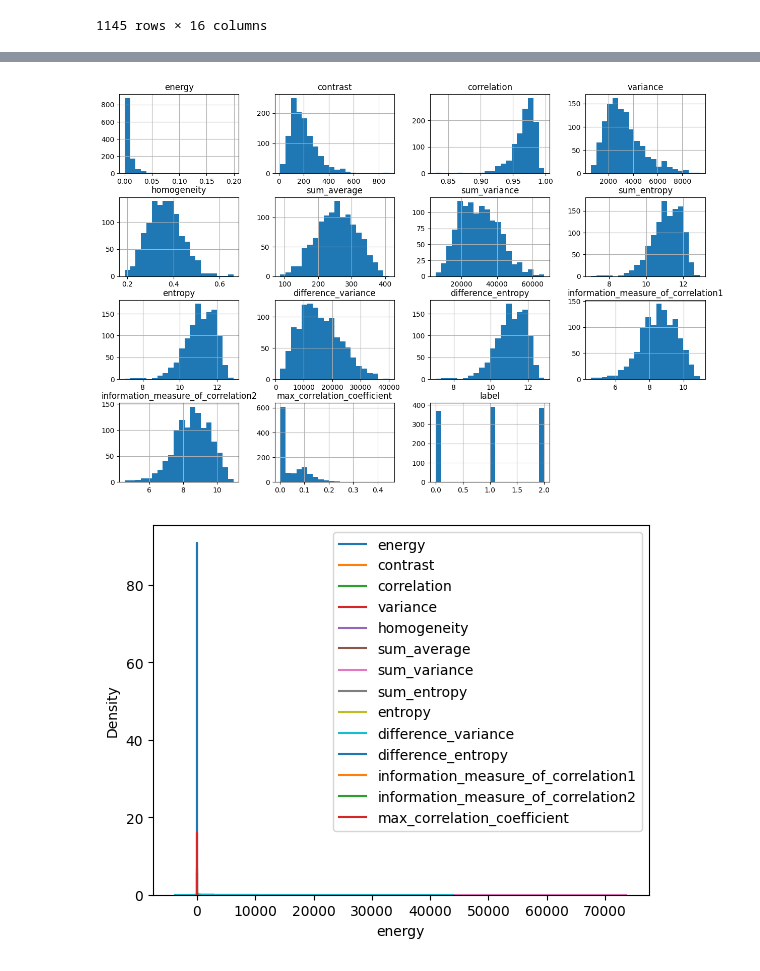
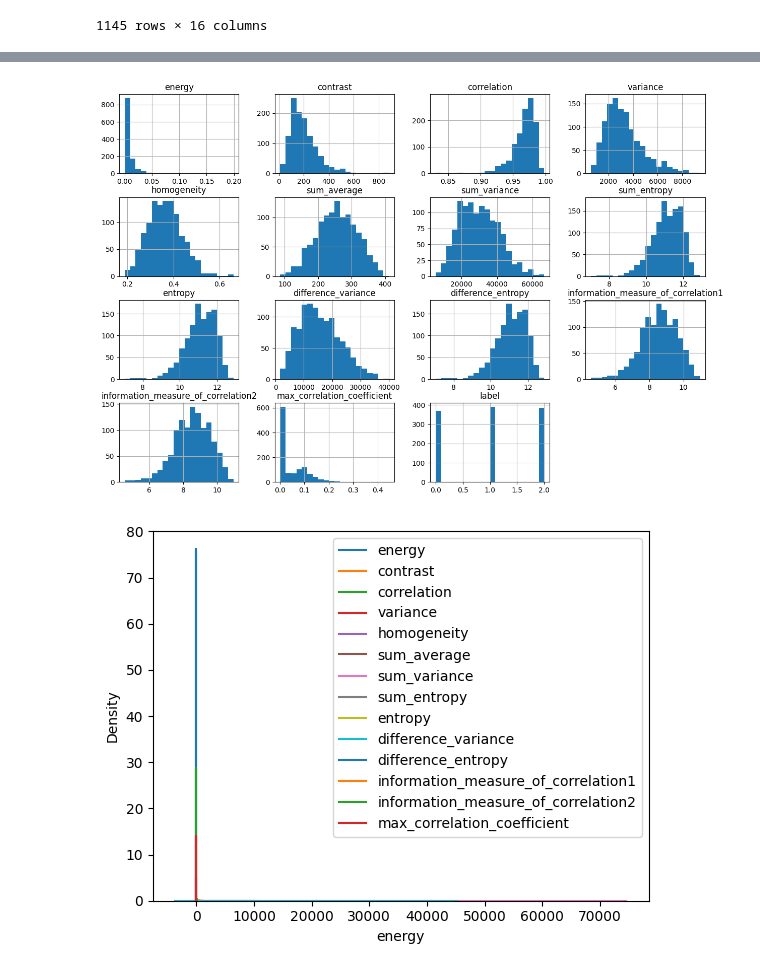
Before and after one commit to Bagusdevaa/Apple-Classfication-using-Harralick-and-KNN, a Jupyter notebook: EDA.ipynb, the cells around one changed output, grey strips where cells are left out. Cells and saved outputs as stored; diff of their text form; code cells hidden in the pictures.

```diff
--- a/EDA.ipynb
+++ b/EDA.ipynb
@@ -237,13 +232,15 @@ max       2.000000
+# %%
+df = feature_dataframes[(1, 0)].copy()
 # %%
 # Plot histograms for each feature
-feature_dataframes[(1, 0)].hist(bins=20, figsize=(15, 10))
+df.hist(bins=20, figsize=(15, 10))
 plt.show()
 
 # Plot density plots for selected features
-for col in df.columns[:-2]:  # Exclude 'image' and 'label'
+for col in df.columns[:-1]:  # Exclude 'image' and 'label'
     sns.kdeplot(df[col], label=col)
 plt.legend()
 plt.show()
 # %% [output]
 [figure]
-[figure, old version]
+[figure, new version]
```
Also changed, not shown: parts of 30 cells of this notebook.
